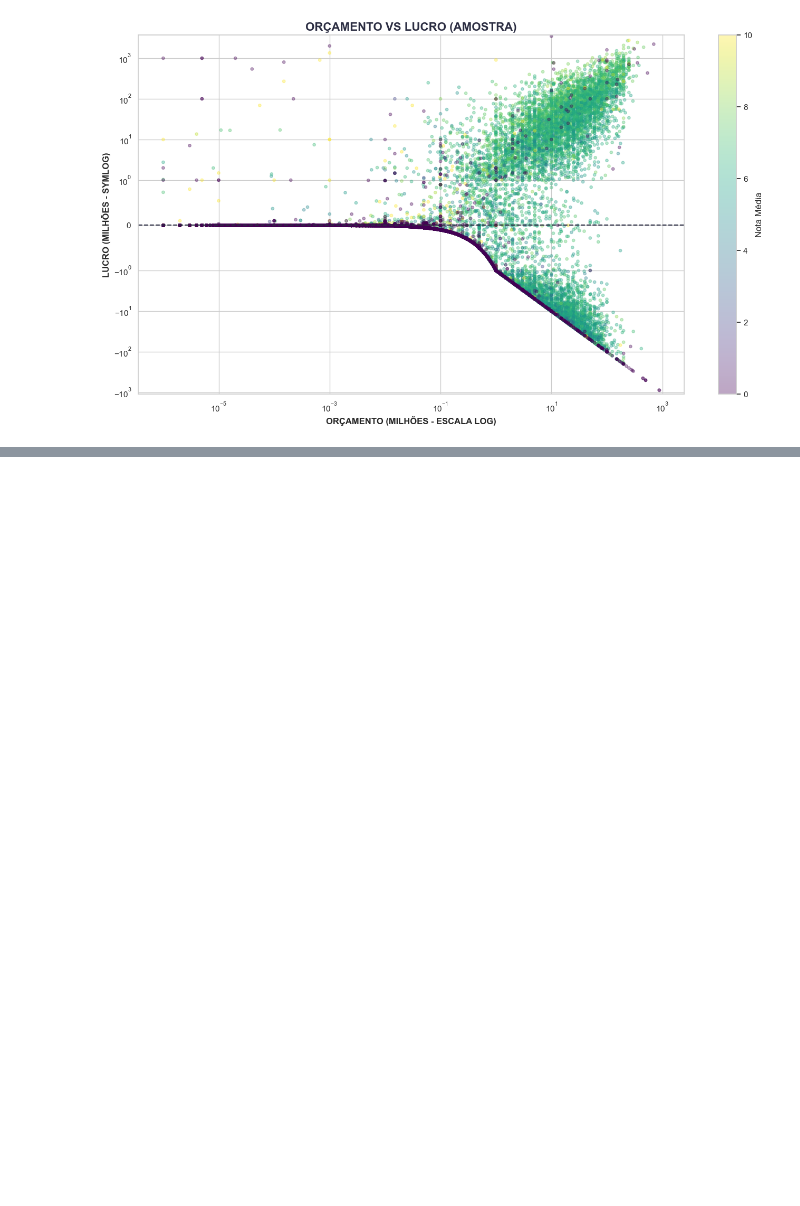
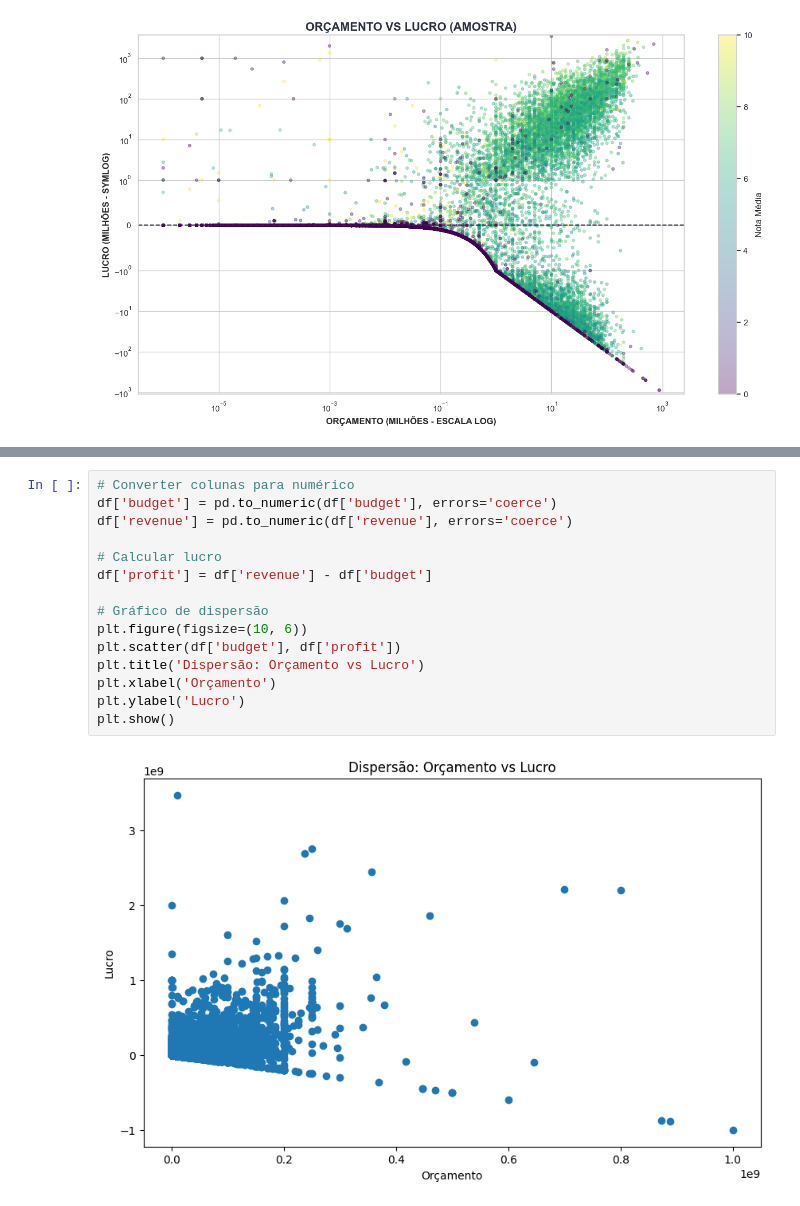
Before and after one commit to kauaneiras/Grupo-8-SBD2, a Jupyter notebook: Data Layer/raw/analytcs.ipynb, the cells around one changed output, grey strips where cells are left out. Saved outputs shown, nothing was run; the diff lists cells and outputs as text; blank space fills up the shorter version.

```diff
--- a/Data Layer/raw/analytcs.ipynb
+++ b/Data Layer/raw/analytcs.ipynb
@@ -670,0 +768,17 @@ plt.show()
+# %%
+# Converter colunas para numérico
+df['budget'] = pd.to_numeric(df['budget'], errors='coerce')
+df['revenue'] = pd.to_numeric(df['revenue'], errors='coerce')
+
+# Calcular lucro
+df['profit'] = df['revenue'] - df['budget']
+
+# Gráfico de dispersão
+plt.figure(figsize=(10, 6))
+plt.scatter(df['budget'], df['profit'])
+plt.title('Dispersão: Orçamento vs Lucro')
+plt.xlabel('Orçamento')
+plt.ylabel('Lucro')
+plt.show()
+# %% [output]
+[figure, added]
```
Also changed, not shown: parts of 8 cells of this notebook.
